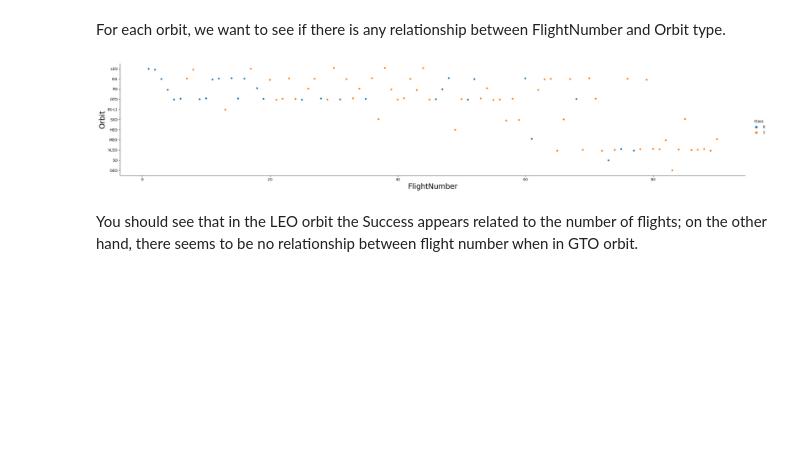
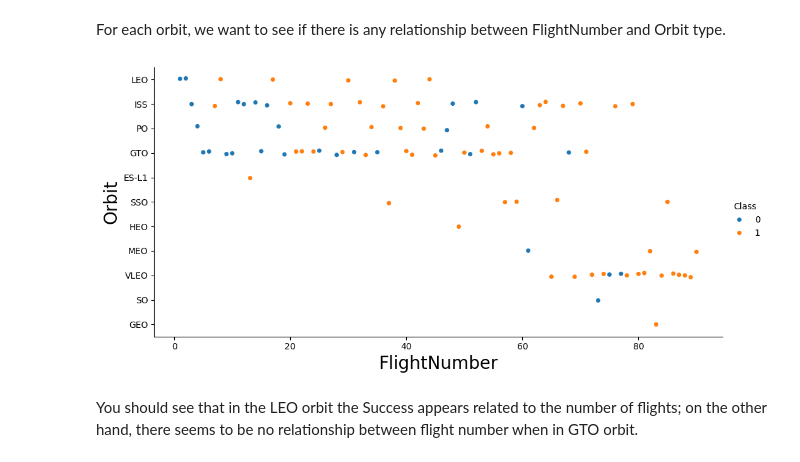
Before and after one commit to arina001/capstone, a Jupyter notebook: NRjupyter-labs-eda-dataviz.ipynb, the cells around one changed output. Saved outputs shown, nothing was run; the diff lists cells and outputs as text; code cells hidden in the pictures; blank space fills up the shorter version.

```diff
--- a/NRjupyter-labs-eda-dataviz.ipynb
+++ b/NRjupyter-labs-eda-dataviz.ipynb
@@ -107,0 +121,7 @@ plt.show()
+# %%
+# Plot a scatter point chart with x axis to be Pay Load Mass (kg) and y axis to be the launch site, and hue to be the class value
+sns.catplot(y="PayloadMass", x="LaunchSite", hue="Class", data=df, aspect =2)
+plt.rcParams["figure.figsize"] = (600, 400)
+plt.xlabel("Launch Site",fontsize=20)
+plt.ylabel("Pay load Mass (kg)",fontsize=20)
+plt.show()
@@ -129,12 +166,12 @@ Analyze the ploted bar chart try to find which orbits have high sucess rate.
 For each orbit, we want to see if there is any relationship between FlightNumber and Orbit type.
 # %%
 # Plot a scatter point chart with x axis to be FlightNumber and y axis to be the Orbit, and hue to be the class value
-sns.catplot(y="Orbit", x="FlightNumber", hue="Class", data=df, aspect = 5)
+sns.catplot(y="Orbit", x="FlightNumber", hue="Class", data=df, aspect = 2)
 plt.xlabel("FlightNumber",fontsize=20)
 plt.ylabel("Orbit",fontsize=20)
 plt.show()
 # %% [output]
-[figure, old version]
+[figure, new version]
 # %% [markdown]
 You should see that in the LEO orbit the Success appears related to the number of flights; on the other hand, there seems to be no relationship between flight number when in GTO orbit.
 # %% [markdown]
```
Also changed, not shown: parts of 9 cells of this notebook.
